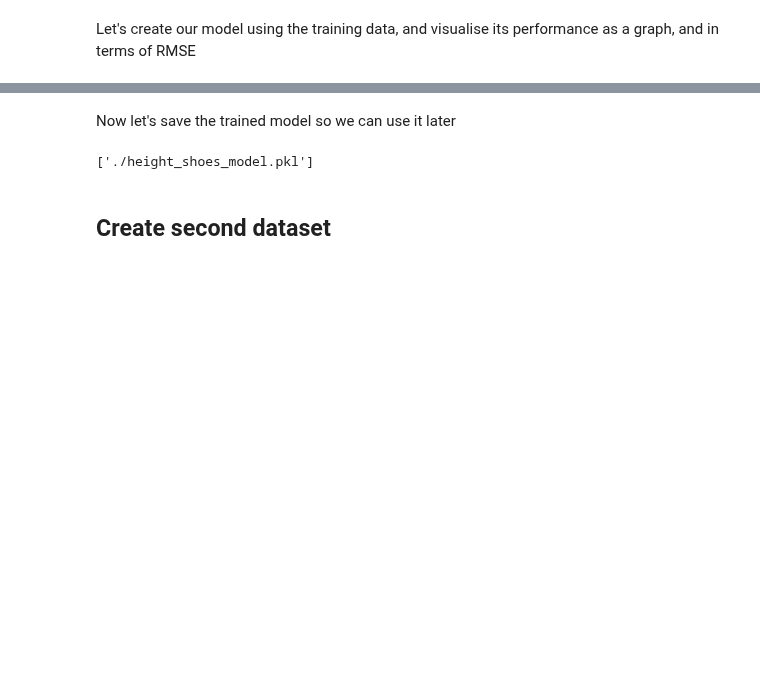
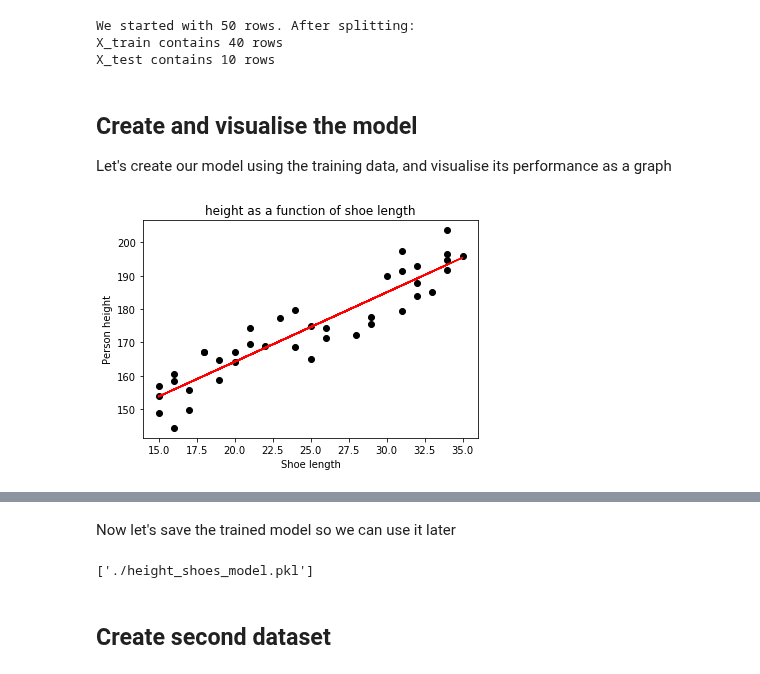
Before and after one commit to MicrosoftDocs/mslearn-introduction-to-machine-learning, a Jupyter notebook: 0a - unit 07.ipynb, the cells around one changed output, grey strips where cells are left out. Saved outputs shown, nothing was run; the diff lists cells and outputs as text; code cells hidden in the pictures; blank space fills up the shorter version.

Commit message:
0a Unit 7 Initial review. May need more work

```diff
--- a/0a - unit 07.ipynb
+++ b/0a - unit 07.ipynb
@@ -52,2 +33,68 @@ y_test = y_test.reshape(-1,1)
+# %%
+import matplotlib.pyplot as graph
+import statsmodels.formula.api as smf
+from scipy import stats
+from sklearn.model_selection import train_test_split
+import numpy as np
+
+# For simplicity, we will call shoe_length X and height y.
+# We will also convert them into numpy arrays, as these
+# work nicely with our linear regression library
+X = np.array(data["shoe_length"])
+y = np.array(data["height"])
+
+
+# Now split these into two datasets, called train and test.
+# test_size here states that we want 20% of the data to be
+# in the 'test' dataset, and the remainder in the 'train' dataset
+# We set random_state here so that this is reproducible
+X_train, X_test, y_train, y_test = train_test_split(X, y, test_size=0.2, random_state=0)
+
+# Print out how this has been split
+print(f"We started with {len(X)} rows. After splitting:")
+print(f"X_train contains {len(X_train)} rows")
+print(f"X_test contains {len(X_test)} rows")
+# %% [output]
+We started with 50 rows. After splitting:
+X_train contains 40 rows
+X_test contains 10 rows
 # %% [markdown]
-Let's create our model using the training data, and visualise its performance as a graph, and in terms of RMSE
+## Create and visualise the model
+
+Let's create our model using the training data, and visualise its performance as a graph
+# %%
+from sklearn.linear_model import LinearRegression
+from numpy import reshape,array
+
+
+# Note that the linear regression models from sklearn
+# require that the input data are 2D, even if we only
+# have one column. So, to make this work, we need to
+# reshape our data slightly to look like this
+
+# reshape for use with sklearn LinearRegression()
+X_train = X_train.reshape(-1, 1)
+y_train = y_train.reshape(-1, 1)
+X_test = X_test.reshape(-1, 1)
+y_test = y_test.reshape(-1, 1)
+
+# Now create the linear regression model and fit it
+# to our training dataset
+model = LinearRegression()
+model = model.fit(X_train,y_train)
+
+
+# Show a graph of the result
+# Don't worry about how this is done for now
+%matplotlib inline
+intercept = model.intercept_
+slope = model.coef_
+line = slope * X_train + intercept
+graph.scatter(X_train, y_train,  color='black')
+graph.plot(X_train, line, '-', c = 'red')
+graph.ylabel('Person height')
+graph.xlabel("Shoe length")
+graph.title('height as a function of shoe length')
+graph.show()
+# %% [output]
+[figure, added]
```
Also changed, not shown: parts of 20 cells of this notebook, 1 other file.
